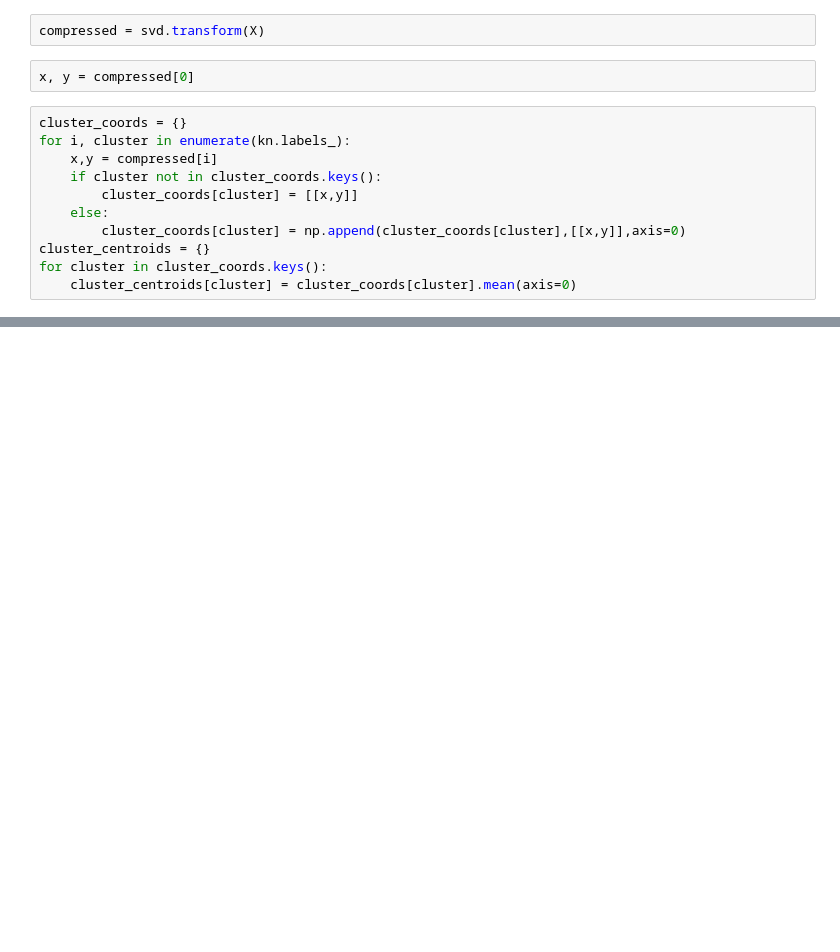
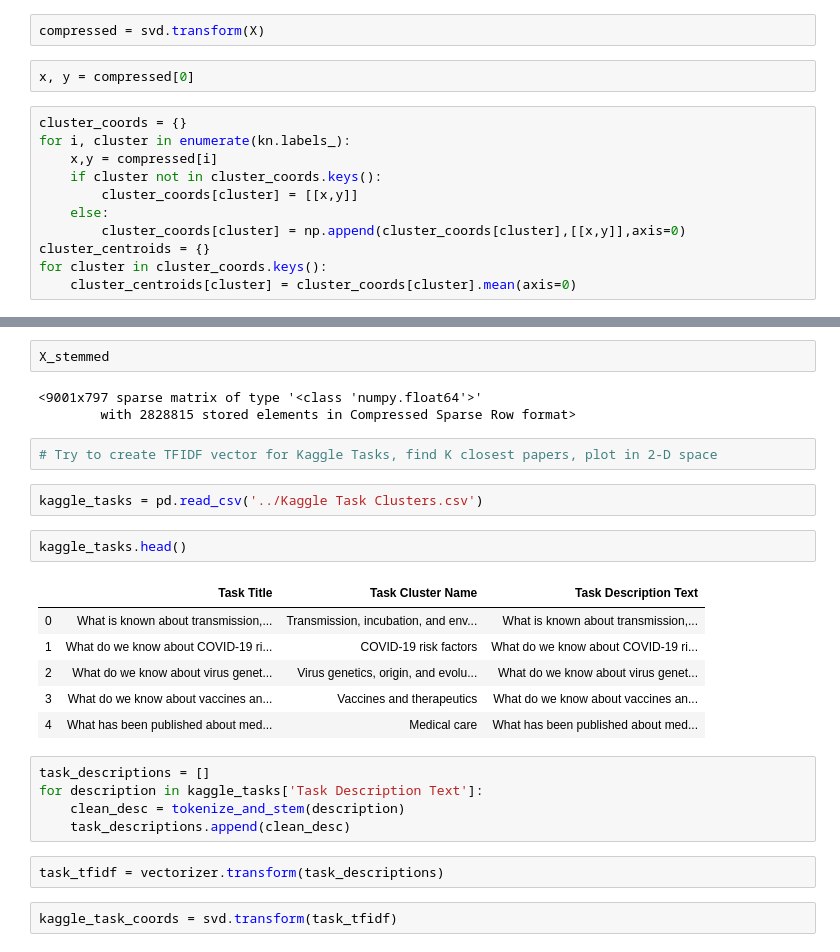
Before and after one commit to michellemho/covid-19, a Jupyter notebook: covid-19-papers/text_exploration.ipynb, the cells around one changed output, grey strips where cells are left out. Drawn from its saved outputs; the diff is of its cells as text; blank space fills up the shorter version.

```diff
--- a/covid-19-papers/text_exploration.ipynb
+++ b/covid-19-papers/text_exploration.ipynb
@@ -214,0 +340,27 @@ Text(0.5, 1.0, 'Covid-19 articles in 10 clusters by KMeans and represented in 2D
+# %%
+X_stemmed
+# %% [output]
+<9001x797 sparse matrix of type '<class 'numpy.float64'>'
+        with 2828815 stored elements in Compressed Sparse Row format>
+# %%
+# Try to create TFIDF vector for Kaggle Tasks, find K closest papers, plot in 2-D space
+# %%
+kaggle_tasks = pd.read_csv('../Kaggle Task Clusters.csv')
+# %%
+kaggle_tasks.head()
+# %% [output]
+|  | Task Title | Task Cluster Name | Task Description Text |
+| 0 | What is known about transmission,... | Transmission, incubation, and env... | What is known about transmission,... |
+| 1 | What do we know about COVID-19 ri... | COVID-19 risk factors | What do we know about COVID-19 ri... |
+| 2 | What do we know about virus genet... | Virus genetics, origin, and evolu... | What do we know about virus genet... |
+| 3 | What do we know about vaccines an... | Vaccines and therapeutics | What do we know about vaccines an... |
+| 4 | What has been published about med... | Medical care | What has been published about med... |
+# %%
+task_descriptions = []
+for description in kaggle_tasks['Task Description Text']:
+    clean_desc = tokenize_and_stem(description)
+    task_descriptions.append(clean_desc)
+# %%
+task_tfidf = vectorizer.transform(task_descriptions)
+# %%
+kaggle_task_coords = svd.transform(task_tfidf)
```
Also changed, not shown: parts of 54 cells of this notebook.
